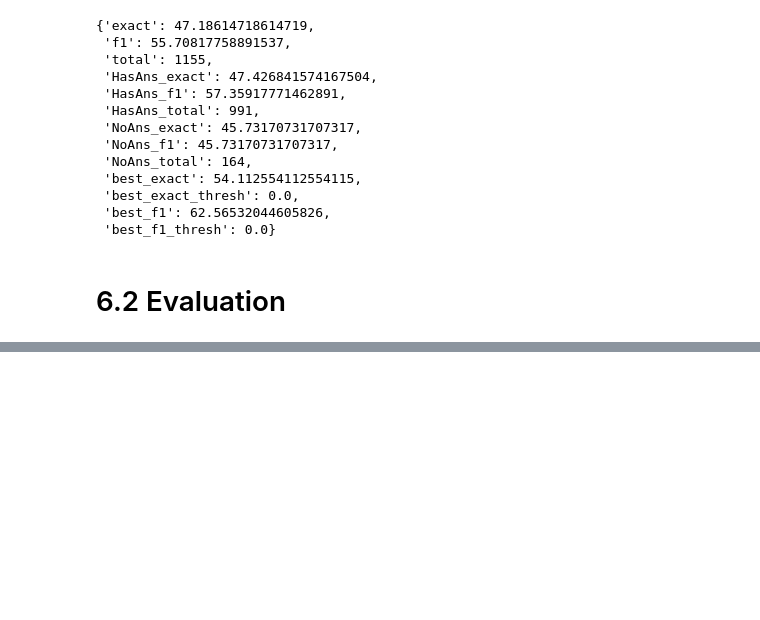
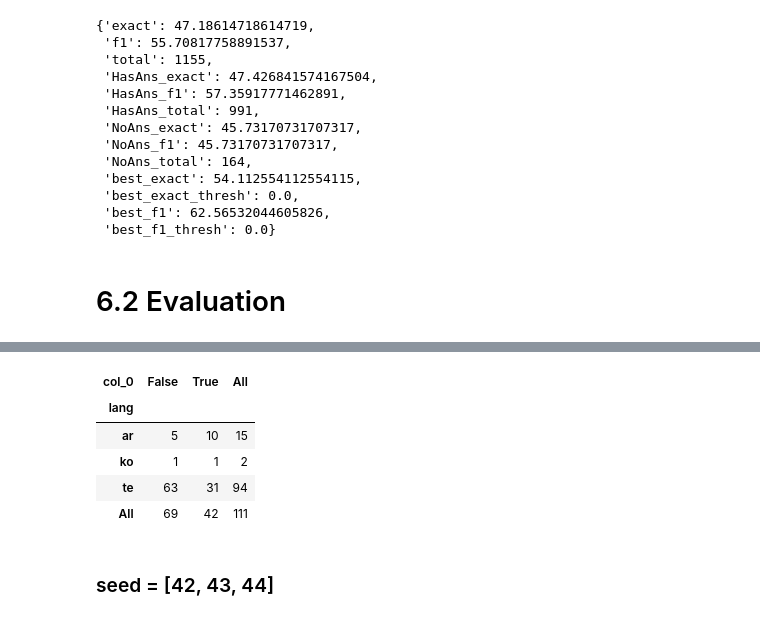
Before and after one commit to Legenden84/msc-nlp-2026, a Jupyter notebook: project_notebooks/nlp_project_w43_tlvj.ipynb, the cells around one changed output, grey strips where cells are left out. Saved outputs shown, nothing was run; the diff lists cells and outputs as text; code cells hidden in the pictures; blank space fills up the shorter version.

```diff
--- a/project_notebooks/nlp_project_w43_tlvj.ipynb
+++ b/project_notebooks/nlp_project_w43_tlvj.ipynb
@@ -1100,0 +887,14 @@ print(f"seeds: 42, 43, 44 | training examples: {len(qa_datasets['train'])} ({len
+# %%
+# claude
+# the items whose answer / no-answer decision changes: True = the new decision is correct
+changed = df_per_language[df_joint["pred_qa"] != df_per_language["pred_qa"]]
+pd.crosstab(changed["lang"], changed["pred_qa"] == changed["answerable"], margins=True)
+# %% [output]
+| col_0 | False | True | All |
+| lang |  |  |  |
+| ar | 5 | 10 | 15 |
+| ko | 1 | 1 | 2 |
+| te | 63 | 31 | 94 |
+| All | 69 | 42 | 111 |
+# %% [markdown]
+### seed = [42, 43, 44]
```
Also changed, not shown: parts of 29 cells of this notebook.
